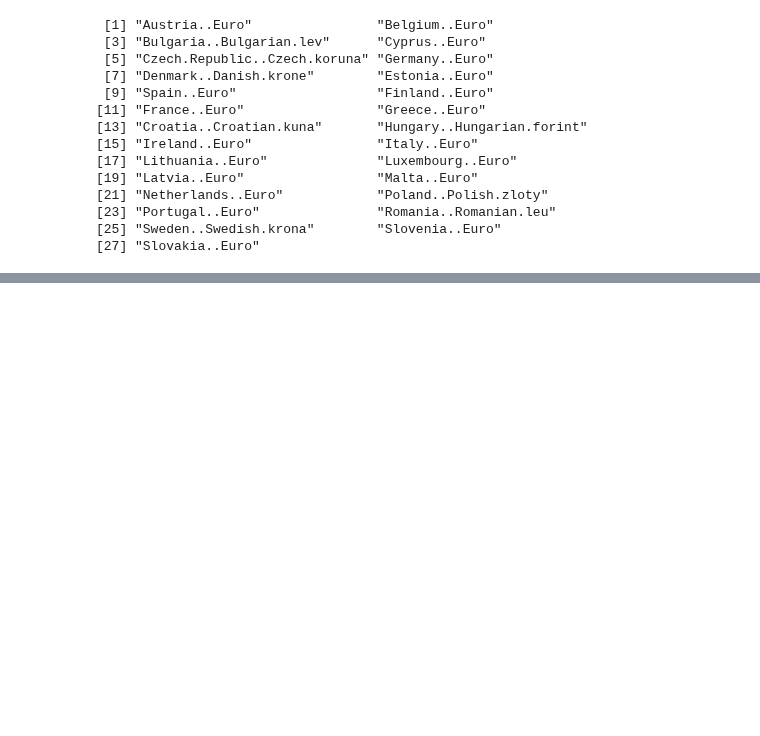
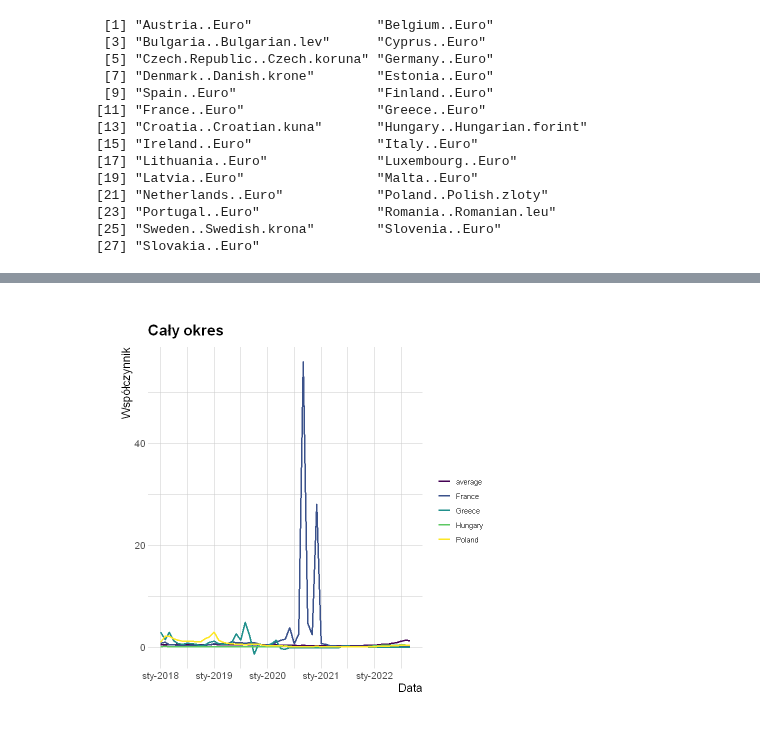
Before and after one commit to AdamixD/SAD_Projekt_1, a Jupyter notebook: Zadanie2.ipynb, the cells around one changed output, grey strips where cells are left out. Cells and saved outputs as stored; diff of their text form; code cells hidden in the pictures; blank space fills up the shorter version.

```diff
--- a/Zadanie2.ipynb
+++ b/Zadanie2.ipynb
@@ -276,0 +296,4 @@ plot(war_data, war_data$Period, war_data$Poland, war_data$France, war_data$Hunga
+# %%
+deposits_to_inflation_tidy = deposits_to_inflation |> pivot_longer(-Period, names_to = "country", values_to = "coefficient")
+# sort by countries
+deposits_to_inflation_tidy = arrange(deposits_to_inflation_tidy, country, Period)
@@ -276,0 +361,4 @@ plot(war_data, war_data$Period, war_data$Poland, war_data$France, war_data$Hunga
+# %%
+plot(picks_overall_tidy, "Cały okres", countries)
+# %% [output]
+[figure, added]
```
Also changed, not shown: parts of 31 cells of this notebook.
